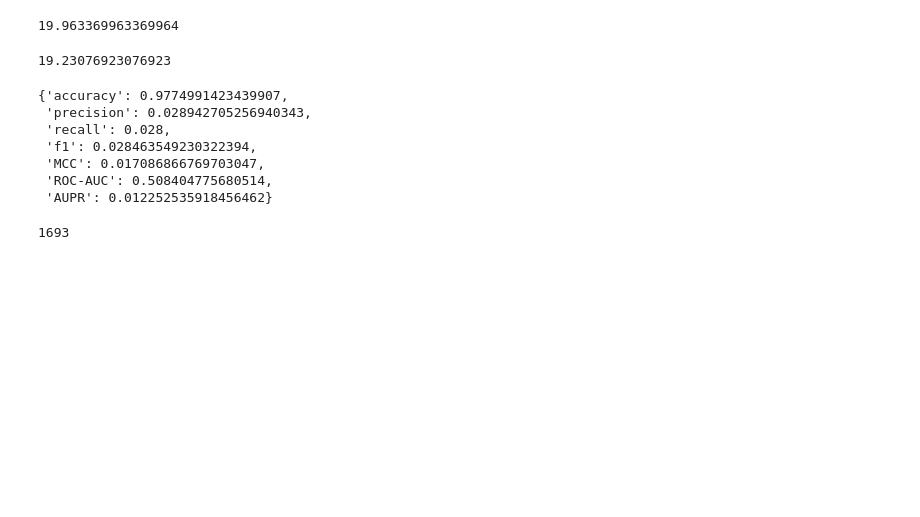
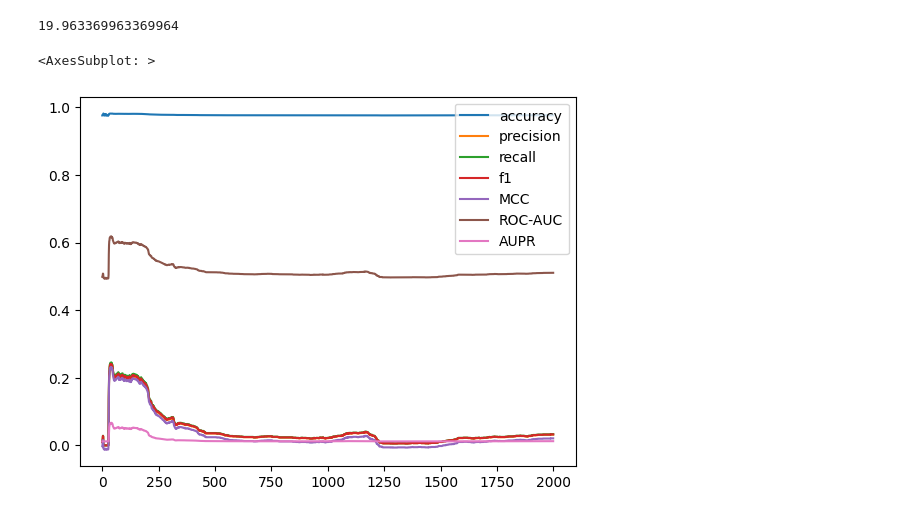
Before and after one commit to Mjh9122/fraud_detection, a Jupyter notebook: local_oultier_k_selection.ipynb, the cells around one changed output. Saved outputs shown, nothing was run; the diff lists cells and outputs as text; code cells hidden in the pictures; blank space fills up the shorter version.

```diff
--- a/local_oultier_k_selection.ipynb
+++ b/local_oultier_k_selection.ipynb
@@ -32,19 +32,3 @@ y_training_batches = np.array_split(y_train, batch_num)
 np.mean([y.sum() for y in y_training_batches])
 # %% [output]
 19.963369963369964
-# %%
-ensemble = list()
-
-for i, X in tqdm(enumerate(X_training_batches)):
-    y = y_training_batches[i]
-    LOF = LocalOutlierFactor(n_neighbors=20, novelty=True, contamination=sum(y_train)/len(y_train))
-    LOF.fit(X)
-    ensemble.append(LOF)
-# %%
-batch_num = len(X_test)//batch_size + 1
-
-X_testing_batches = np.array_split(X_test, batch_num)
-y_testing_batches = np.array_split(y_test, batch_num)
-np.mean([y.sum() for y in y_testing_batches])
-# %% [output]
-19.23076923076923
@@ -61,20 +35,22 @@ preds
 # %%
-scores = {}
-evaluation_funcs = {'accuracy':accuracy_score, 'precision':precision_score, 'recall':recall_score, 'f1':f1_score, 'MCC':matthews_corrcoef}
-for name, score in evaluation_funcs.items():
-        scores[name] = score(y_pred = preds, y_true = y_test)
-scores['ROC-AUC'] = roc_auc_score(y_score = preds, y_true = y_test)
-scores['AUPR'] = average_precision_score(y_score = preds, y_true = y_test)
-scores
+def score(y_pred, y_true):
+        scores = {}
+        evaluation_funcs = {'accuracy':accuracy_score, 'precision':precision_score, 'recall':recall_score, 'f1':f1_score, 'MCC':matthews_corrcoef}
+        for name, score in evaluation_funcs.items():
+                scores[name] = score(y_pred = y_pred, y_true = y_test)
+        scores['ROC-AUC'] = roc_auc_score(y_score = y_pred, y_true = y_test)
+        scores['AUPR'] = average_precision_score(y_score = y_pred, y_true = y_test)
+        return scores
-# %% [output]
-{'accuracy': 0.9774991423439907,
- 'precision': 0.028942705256940343,
- 'recall': 0.028,
- 'f1': 0.028463549230322394,
- 'MCC': 0.017086866769703047,
- 'ROC-AUC': 0.508404775680514,
- 'AUPR': 0.012252535918456462}
-# %%
-sum(preds)
-# %% [output]
-1693
+# %%
+scores = []
+for k in range(1, int(np.log2(len(y_test)))):
+    LOF = LocalOutlierFactor(n_neighbors=2**k, contamination=sum(y_train)/len(y_train))
+    y_pred = LOF.fit_predict(X_test)
+    y_pred = list(map(lambda x: {-1:1, 1:0}[x], y_pred))
+    scores.append(score(y_pred, y_test))
+    k += 1
+# %%
+pd.DataFrame(scores).plot()
+# %% [output]
+<AxesSubplot: >
+[figure, added]
```
Also changed, not shown: parts of 1 cell of this notebook.
